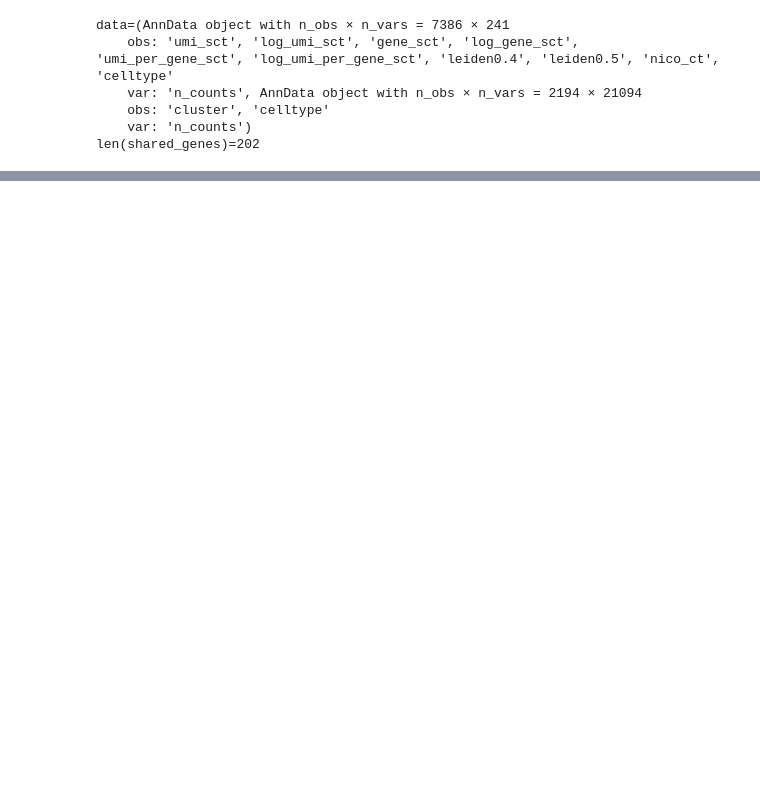
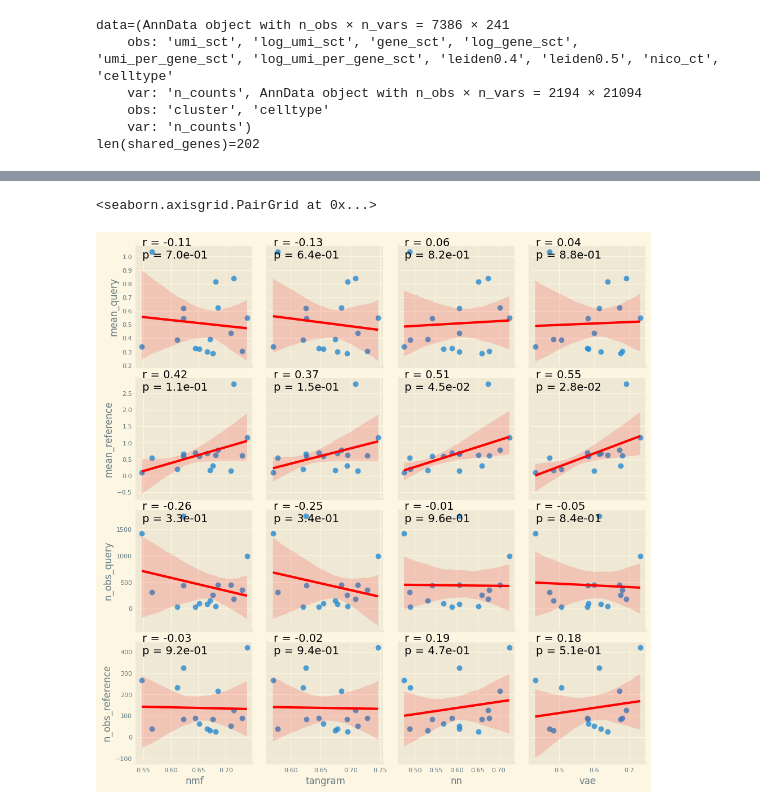
Before and after one commit to egerc/spatial_transcript_inference, a Jupyter notebook: benchmarking_refactor.ipynb, the cells around one changed output, grey strips where cells are left out. Saved outputs shown, nothing was run; the diff lists cells and outputs as text; code cells hidden in the pictures; blank space fills up the shorter version.

```diff
--- a/benchmarking_refactor.ipynb
+++ b/benchmarking_refactor.ipynb
@@ -141,0 +339,12 @@ model = Model(input, 10, target)
+# %%
+functions = [
+    ("mean_query", lambda celltype: adata_sp[adata_sp.obs["celltype"] == celltype][:, shared_genes].X.mean().item()),
+    ("mean_reference", lambda celltype: adata_sc[adata_sc.obs["celltype"] == celltype][:, shared_genes].X.mean().item()),
+    ("n_obs_query", lambda celltype: adata_sp[adata_sp.obs["celltype"] == celltype].n_obs),
+    ("n_obs_reference", lambda celltype: adata_sc[adata_sc.obs["celltype"] == celltype].n_obs),
+]
+df_metrics = DataFrame(
+    [{f_name: f(celltype) for f_name, f in functions} for celltype in celltypes],
+    celltypes
+)
+df_metrics
@@ -141,0 +369,3 @@ model = Model(input, 10, target)
+# %%
+test = df.join(df_metrics)
+test
@@ -141,0 +391,17 @@ model = Model(input, 10, target)
+# %%
+def scatter_with_corr(x, y, **kwargs):
+    ax = plt.gca()
+    sns.regplot(x=x, y=y, ax=ax, scatter_kws={"s": 50}, line_kws={"color": "red"})
+
+    r, p = pearsonr(x, y)
+    ax.annotate(f'r = {r:.2f}\np = {p:.1e}', xy=(0.05, 0.9), xycoords=ax.transAxes)
+
+g = sns.PairGrid(
+    test,
+    x_vars=[method_name for method_name, _ in methods.items()],
+    y_vars=[f_name for f_name, _ in functions],
+)
+g.map(scatter_with_corr)
+# %% [output]
+<seaborn.axisgrid.PairGrid at 0x...>
+[figure, added]
```
Also changed, not shown: parts of 42 cells of this notebook.
